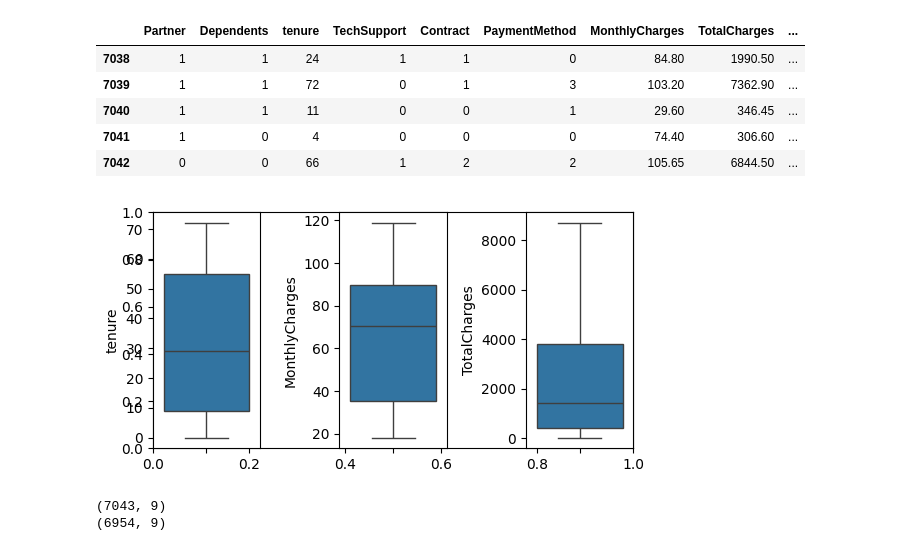
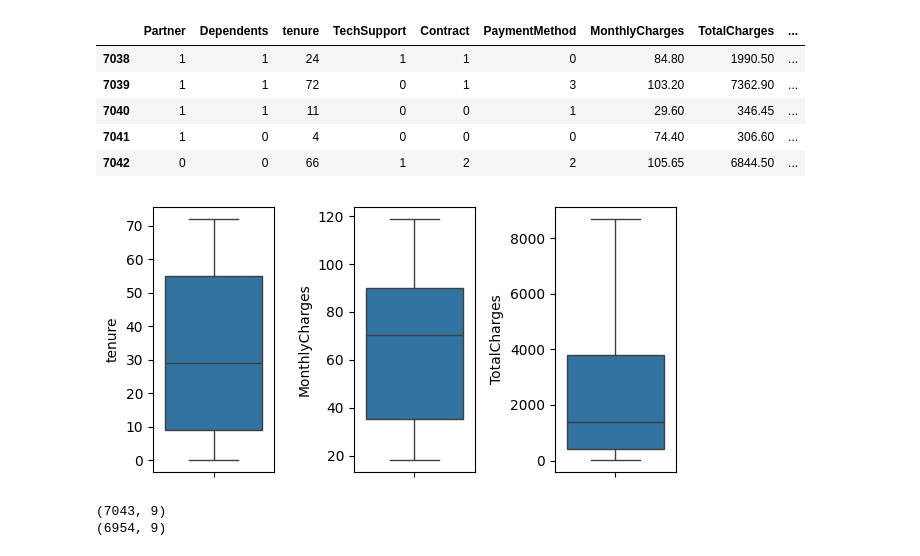
Before and after one commit to OviedoVR/ML_especializacao_2025, a Jupyter notebook: notebooks/classificacao.ipynb, the cells around one changed output. Drawn from its saved outputs; the diff is of its cells as text; code cells hidden in the pictures.

```diff
--- a/notebooks/classificacao.ipynb
+++ b/notebooks/classificacao.ipynb
@@ -397,17 +375,14 @@ churn.tail()
 | 7040 | 1 | 1 | 11 | 0 | 0 | 1 | 29.60 | 346.45 | ... |
 | 7041 | 1 | 0 | 4 | 0 | 0 | 0 | 74.40 | 306.60 | ... |
 | 7042 | 0 | 0 | 66 | 1 | 2 | 2 | 105.65 | 6844.50 | ... |
-# %%
-fig, ax = plt.subplots(figsize=(6,3))
-plt.subplot(1, 3, 1);
-sns.boxplot(data=churn, y='tenure')
-plt.subplot(1, 3, 2);
-sns.boxplot(data=churn, y='MonthlyCharges')
-plt.subplot(1, 3, 3);
-sns.boxplot(data=churn, y='TotalCharges')
-plt.tight_layout()
-# %% [output]
-[figure, removed]
+# %%
+fig, ax = plt.subplots(1,3, figsize=(6,3))
+sns.boxplot(data=churn, y='tenure', ax=ax[0])
+sns.boxplot(data=churn, y='MonthlyCharges', ax=ax[1])
+sns.boxplot(data=churn, y='TotalCharges', ax=ax[2])
+plt.tight_layout()
+# %% [output]
+[figure, added]
 # %%
 churn_sem_outliers = churn.query('TotalCharges <= 8000 ')
 
```
Also changed, not shown: parts of 6 cells of this notebook.
